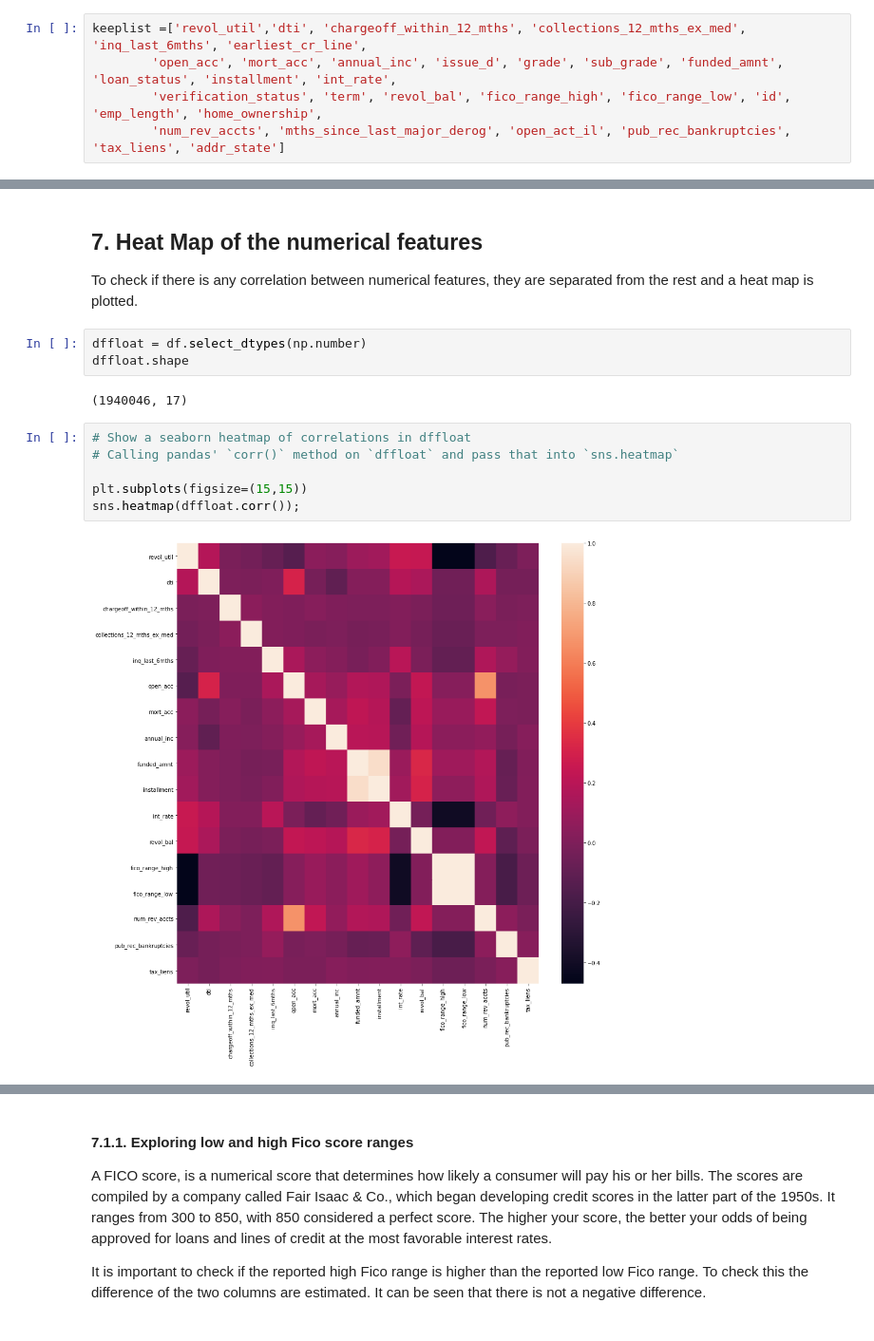
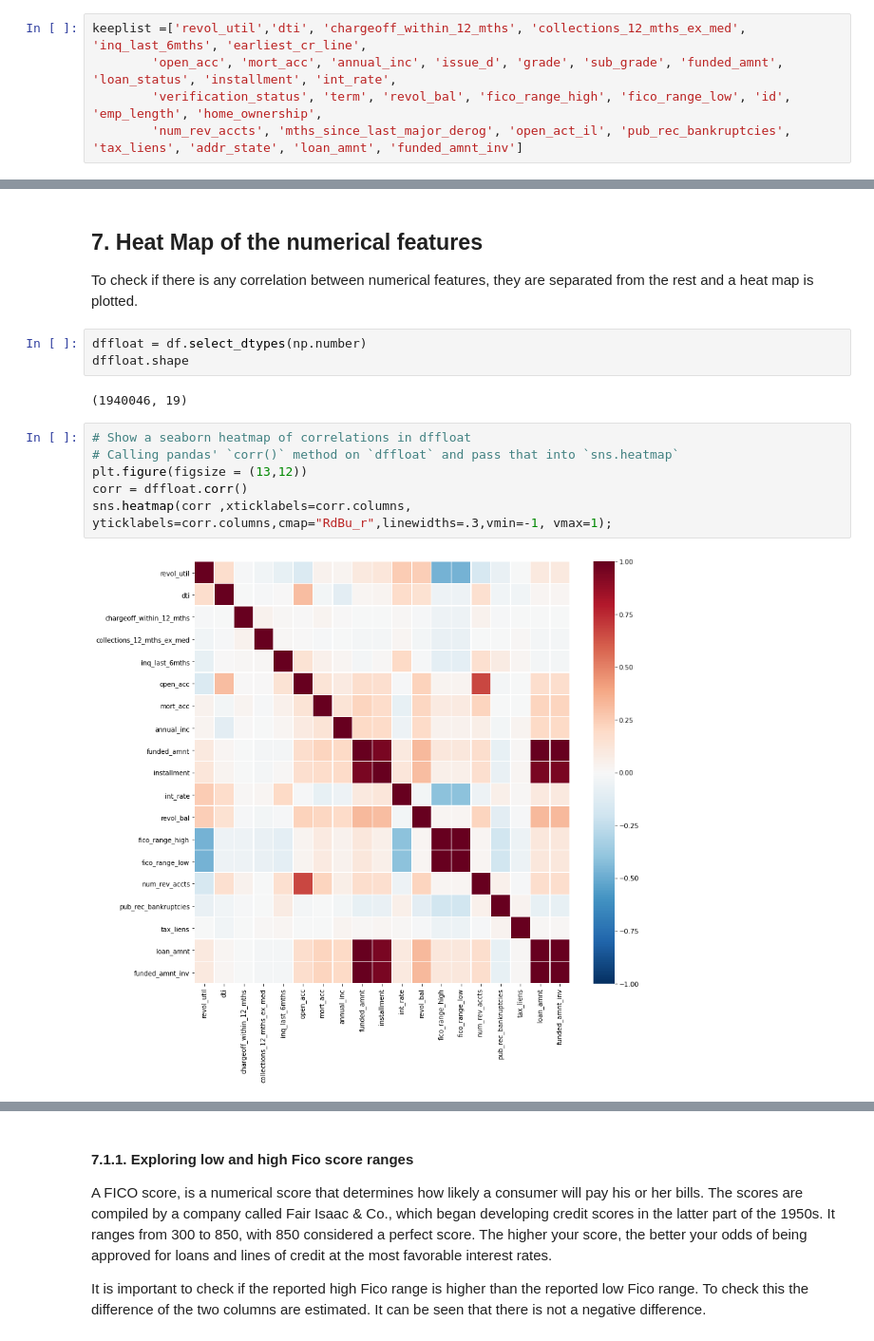
Before and after one commit to somayehY/Somayeh_Youssefi, a Jupyter notebook: LendingClub/LendingClub_DataWrangling.ipynb, the cells around one changed output, grey strips where cells are left out. Shown: that part at 95% size. Drawn from its saved outputs; the diff is of its cells as text.

```diff
--- a/LendingClub/LendingClub_DataWrangling.ipynb
+++ b/LendingClub/LendingClub_DataWrangling.ipynb
@@ -106,7 +119,7 @@ Any feature which is established before the decision on the loan should be kept.
 keeplist =['revol_util','dti', 'chargeoff_within_12_mths', 'collections_12_mths_ex_med', 'inq_last_6mths', 'earliest_cr_line',
         'open_acc', 'mort_acc', 'annual_inc', 'issue_d', 'grade', 'sub_grade', 'funded_amnt', 'loan_status', 'installment', 'int_rate',
         'verification_status', 'term', 'revol_bal', 'fico_range_high', 'fico_range_low', 'id', 'emp_length', 'home_ownership',
-        'num_rev_accts', 'mths_since_last_major_derog', 'open_act_il', 'pub_rec_bankruptcies', 'tax_liens', 'addr_state']
+        'num_rev_accts', 'mths_since_last_major_derog', 'open_act_il', 'pub_rec_bankruptcies', 'tax_liens', 'addr_state', 'loan_amnt', 'funded_amnt_inv']
 # %%
 # The description of the kept columns are as follow:
 
@@ -209,15 +222,15 @@ To check if there is any correlation between numerical features, they are separa
 dffloat = df.select_dtypes(np.number)
 dffloat.shape
 # %% [output]
-(1940046, 17)
+(1940046, 19)
 # %%
 # Show a seaborn heatmap of correlations in dffloat
 # Calling pandas' `corr()` method on `dffloat` and pass that into `sns.heatmap`
-
-plt.subplots(figsize=(15,15))
-sns.heatmap(dffloat.corr());
+plt.figure(figsize = (13,12))
+corr = dffloat.corr()
+sns.heatmap(corr ,xticklabels=corr.columns, yticklabels=corr.columns,cmap="RdBu_r",linewidths=.3,vmin=-1, vmax=1);
 # %% [output]
-[figure, old version]
+[figure, new version]
 # %% [markdown]
 ## 7.1. What do we learn from the heat map? <a class="anchor" id="HML"></a>
 1. _'fico_range_low'_ and _'fico_range_high'_ are highly correlated, so probably an average value can replace the low and high ranges.
```
Also changed, not shown: parts of 13 cells of this notebook.
